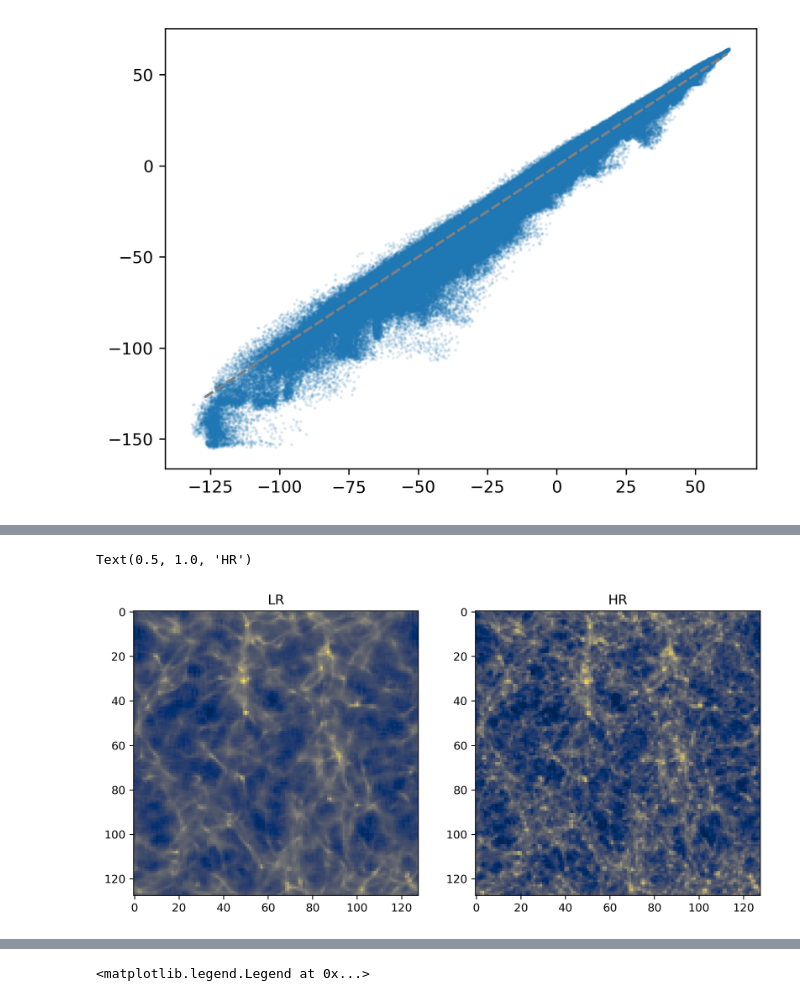
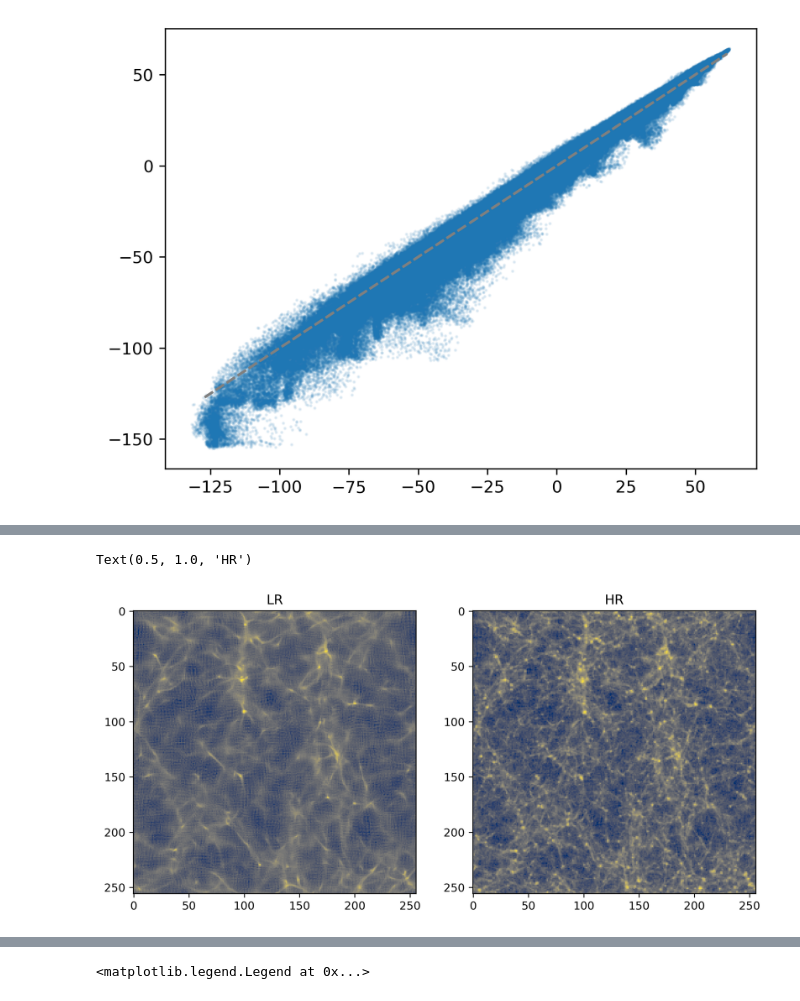
Before and after one commit to florpi/JaxPM, a Jupyter notebook: pm2nbody/notebooks/EDA_data.ipynb, the cells around one changed output, grey strips where cells are left out. Cells and saved outputs as stored; diff of their text form; code cells hidden in the pictures.

Commit message:
new generate data

```diff
--- a/pm2nbody/notebooks/EDA_data.ipynb
+++ b/pm2nbody/notebooks/EDA_data.ipynb
@@ -30,10 +32,12 @@ mpl.rcParams['figure.dpi'] = 300
 # %% [markdown]
 ## Check data stored in files
 # %%
-mesh_lr = 64
-mesh_hr = 128
-data_dir = Path(f"/n/holystore01/LABS/itc_lab/Users/ccuestalazaro/pm2nbody/data/matched_{mesh_lr}_{mesh_hr}/")
+mesh_lr = 128
+mesh_hr = 256
 box_size = 256.0
+n_snapshots = 25
+n_particles_sqrt_3 = 128
+data_dir = Path(f"/n/holystore01/LABS/itc_lab/Users/ccuestalazaro/pm2nbody/data/matched_{mesh_lr}_{mesh_hr}_L{box_size:.1f}_S{n_snapshots}"_Np{n_particles_sqrt_3}/")
 n_sims = 1
 
 pos_hr, vel_hr, pot_hr = get_data(
@@ -107,22 +93,25 @@ plt.plot(
 # %%
-mesh_plot = 128
-norm = LogNorm()#(vmin=0, vmax=150)
+mesh_plot = 256
 cmap = 'cividis'
 
 delta_hr = get_delta(pos_hr[-1]*mesh_plot, (mesh_plot, mesh_plot, mesh_plot))
+norm = LogNorm(
+    vmin=delta_hr.sum(axis=0).min(),
+    vmax=delta_hr.sum(axis=0).max(),
+)
 delta_lr = get_delta(pos_lr[-1]*mesh_plot, (mesh_plot, mesh_plot, mesh_plot))
 
 
 fig, ax = plt.subplots(ncols=2, figsize=(10, 5))
 ax[0].imshow((delta_lr[:,:,:]).sum(axis=0),norm=norm, cmap=cmap)
 
 ax[1].imshow((delta_hr[:,:,:]).sum(axis=0),norm=norm ,cmap=cmap)
 
 ax[0].set_title("LR")
 ax[1].set_title("HR")
 # %% [output]
 Text(0.5, 1.0, 'HR')
-[figure, old version]
+[figure, new version]
 # %%
 k, pk_lr = power_spectrum(
       compensate_cic(delta_lr),
```
Also changed, not shown: parts of 5 cells of this notebook, 2 other files.
